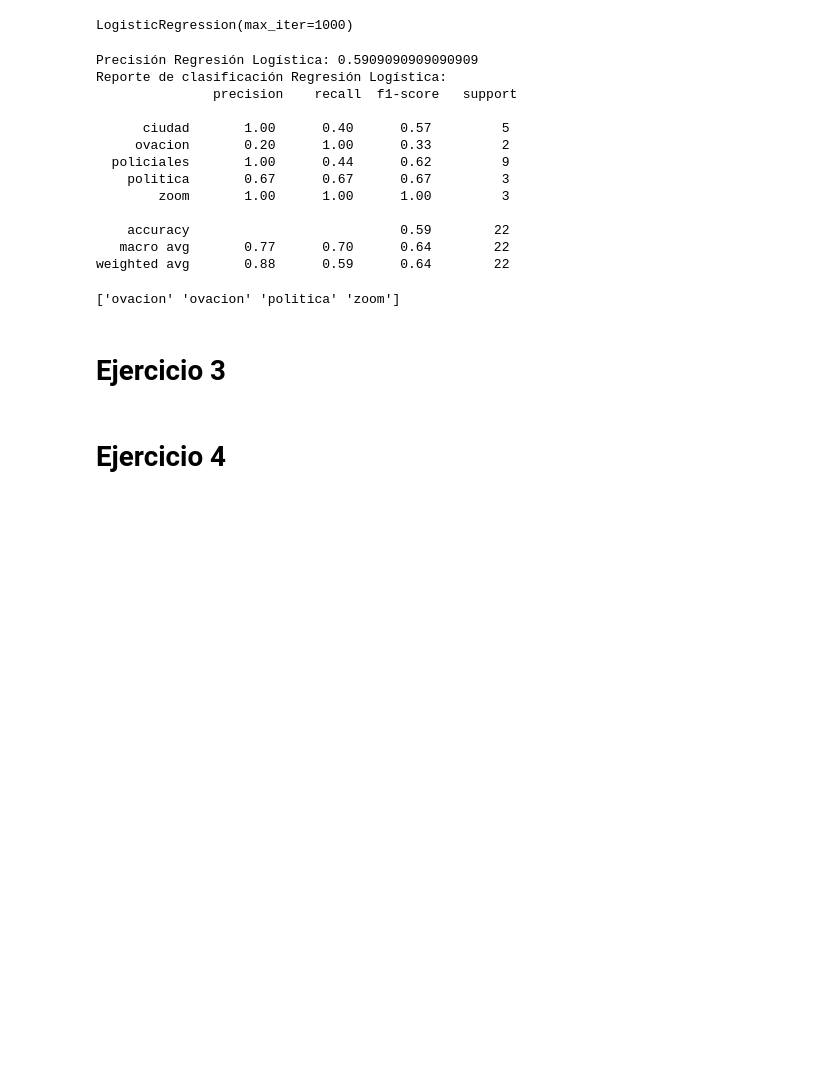
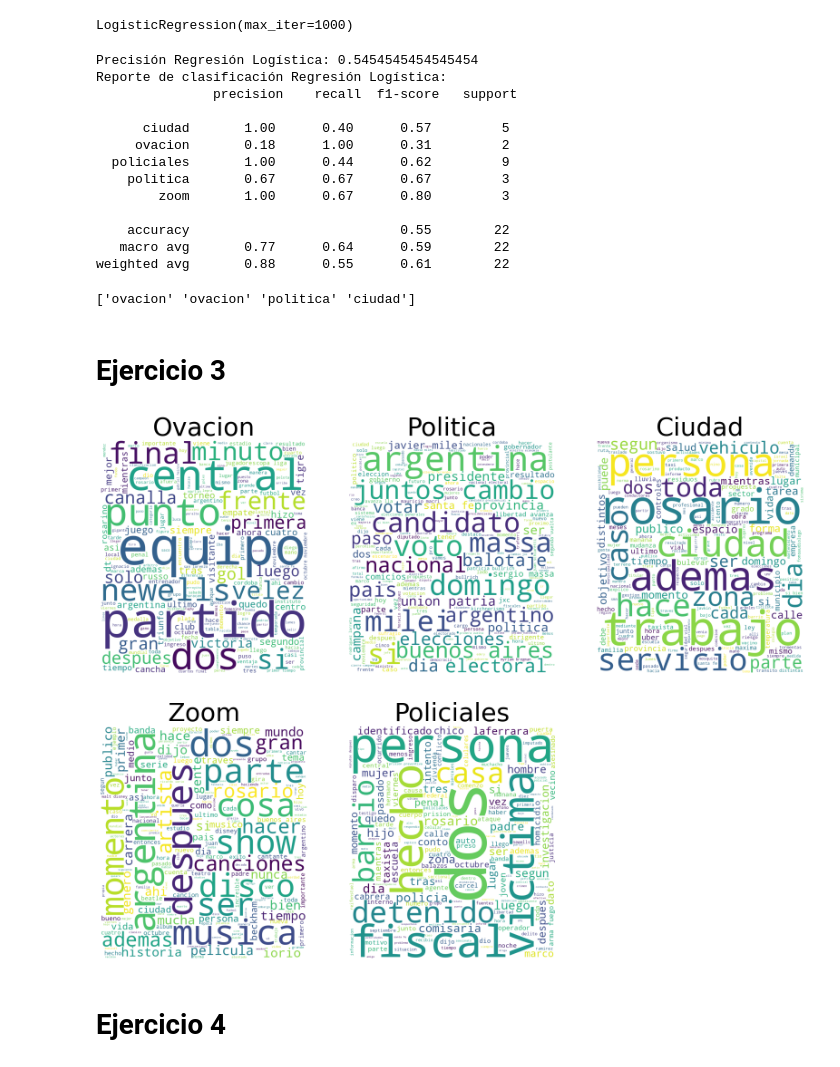
Before and after one commit to Isaiasgaray/nlp, a Jupyter notebook: tp1/ejercicios.ipynb, the cells around one changed output. Saved outputs shown, nothing was run; the diff lists cells and outputs as text; code cells hidden in the pictures; blank space fills up the shorter version.

```diff
--- a/tp1/ejercicios.ipynb
+++ b/tp1/ejercicios.ipynb
@@ -16,6 +16,9 @@ nltk.download('stopwords')
 nltk.download('punkt')
 
 stop_words = set(stopwords.words('spanish'))
+stop_words.add('año')
+stop_words.add('años')
+
 
 def remove_accents(input_str):
   nfkd_form = unicodedata.normalize('NFKD', input_str)
@@ -99,24 +102,24 @@ report_LR = classification_report(y_test, y_pred_LR, zero_division=1)
 print("Precisión Regresión Logística:", acc_LR)
 print("Reporte de clasificación Regresión Logística:\n", report_LR)
 # %% [output]
-Precisión Regresión Logística: 0.5909090909090909
+Precisión Regresión Logística: 0.5454545454545454
 Reporte de clasificación Regresión Logística:
                precision    recall  f1-score   support
 
       ciudad       1.00      0.40      0.57         5
-     ovacion       0.20      1.00      0.33         2
+     ovacion       0.18      1.00      0.31         2
   policiales       1.00      0.44      0.62         9
     politica       0.67      0.67      0.67         3
-        zoom       1.00      1.00      1.00         3
+        zoom       1.00      0.67      0.80         3
 
-    accuracy                           0.59        22
-   macro avg       0.77      0.70      0.64        22
-weighted avg       0.88      0.59      0.64        22
+    accuracy                           0.55        22
+   macro avg       0.77      0.64      0.59        22
+weighted avg       0.88      0.55      0.61        22
 # %%
 print(modelo_LR.predict(vectorizer.transform(["en pesos", "pesos de los pumas",
                                               "pesos de los pumas con milei",
-                                              "pesos de los pumas con milei en un show de cine"])))
+                                              "a los tiros en barrio la sexta con perotti un herido de bala, venta drogas y disparos"])))
 # %% [output]
-['ovacion' 'ovacion' 'politica' 'zoom']
+['ovacion' 'ovacion' 'politica' 'ciudad']
 # %% [markdown]
 # Ejercicio 3
@@ -123,2 +129,20 @@ print(modelo_LR.predict(vectorizer.transform(["en pesos", "pesos de los pumas",
+# %%
+fig = plt.figure(figsize=(20, 15))
+
+for idx, categoria in enumerate(categorias):
+    texto = ' '.join(df_capital[df_capital['categoria'] == categoria]['texto'])
+
+    wordcloud = WordCloud(width=800, height=900,
+                            background_color='white',
+                            stopwords=None,
+                            min_font_size=10).generate(texto)
+
+
+    ax = fig.add_subplot(2, 3, idx + 1)
+    ax.imshow(wordcloud)
+    plt.title(f'{categoria.capitalize()}', fontsize=40)
+    plt.axis("off")
+# %% [output]
+[figure, added]
 # %% [markdown]
 # Ejercicio 4
```
Also changed, not shown: parts of 1 cell of this notebook, 1 other file.
